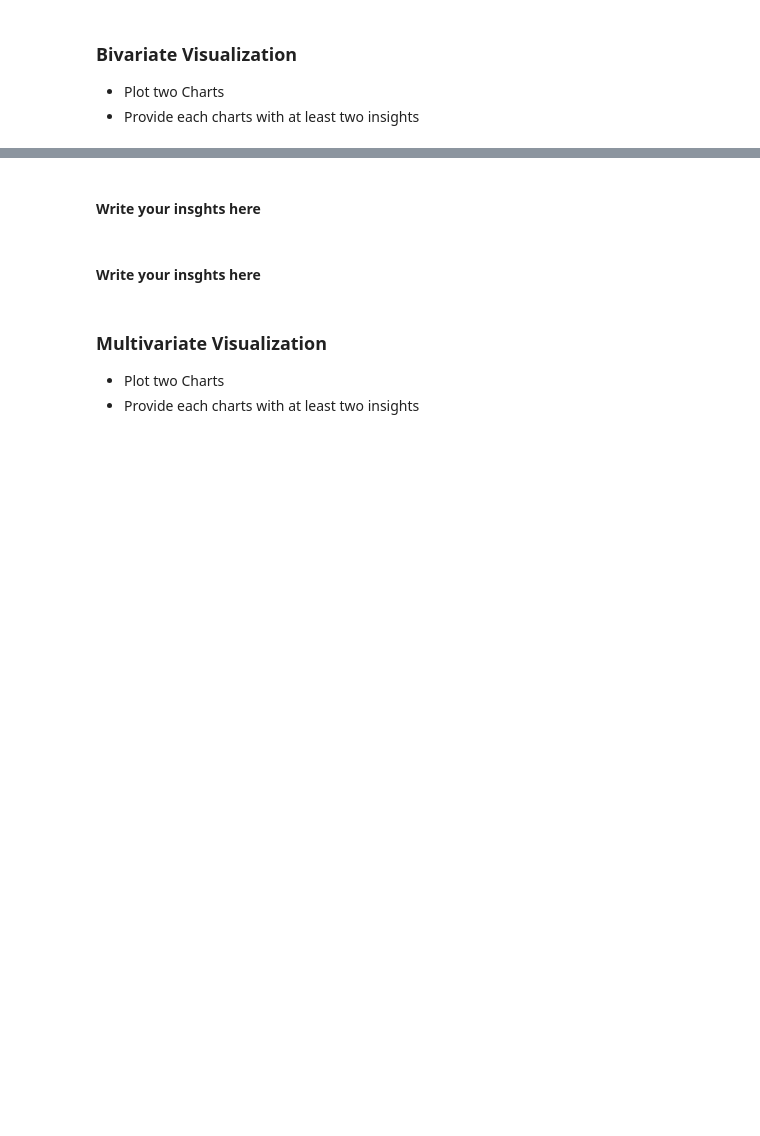
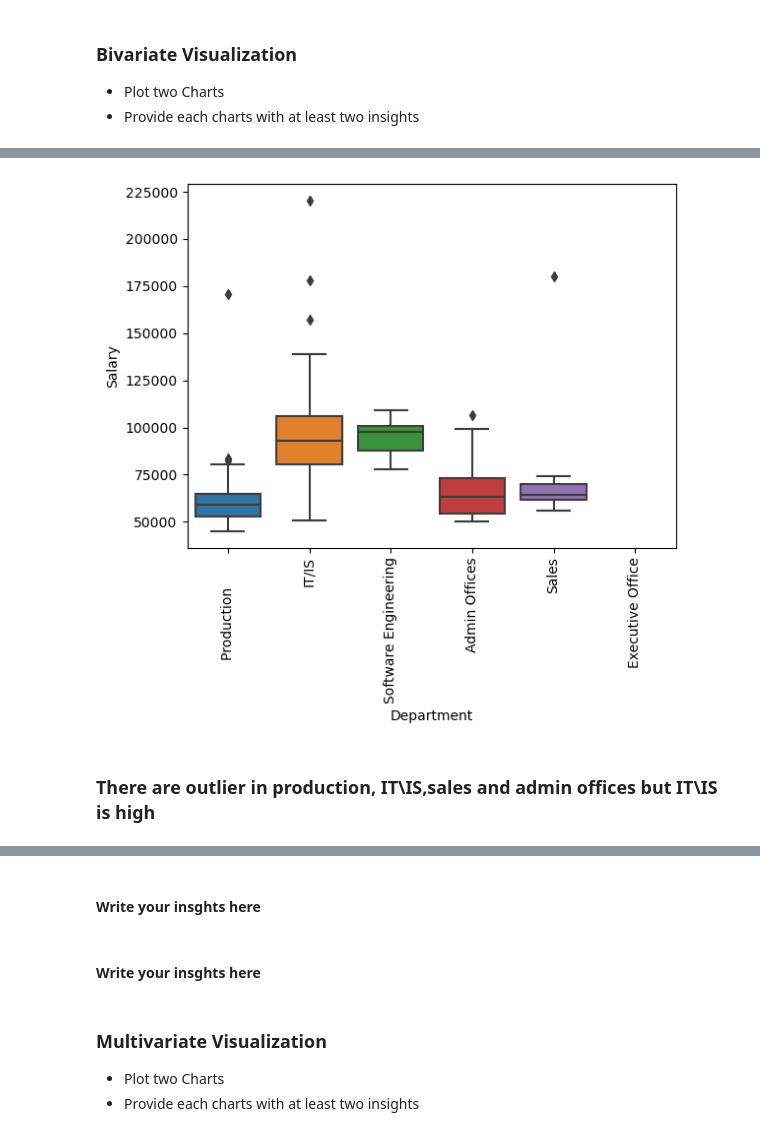
Before and after one commit to Tuwaiq-Data-Science-Bootcamp-V2/EDA-Lab1, a Jupyter notebook: EDA_Assignment .ipynb, the cells around one changed output, grey strips where cells are left out. Saved outputs shown, nothing was run; the diff lists cells and outputs as text; code cells hidden in the pictures; blank space fills up the shorter version.

```diff
--- a/EDA_Assignment .ipynb
+++ b/EDA_Assignment .ipynb
@@ -16,0 +69,10 @@
+# %%
+#sns.lineplot(data=hr, x="Department", y="Salary")
+#plt.xticks(rotation=90);
+
+sns.boxplot(data=hr, y="Salary", x="Department" );
+plt.xticks(rotation=90);
+# %% [output]
+[figure, added]
+# %% [markdown]
+### There are outlier in production, IT\IS,sales and admin offices but IT\IS is high
```
Also changed, not shown: parts of 20 cells of this notebook.
